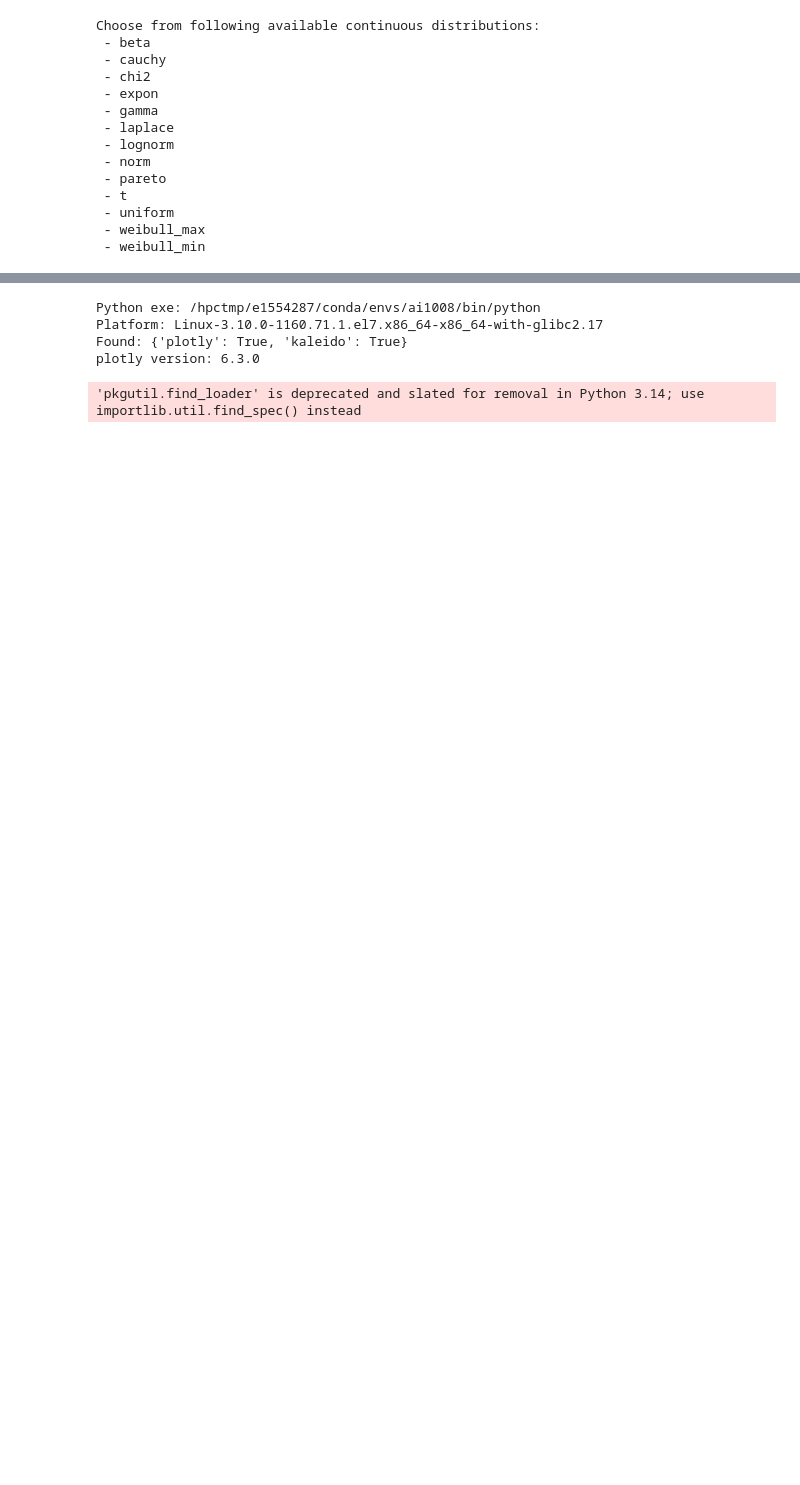
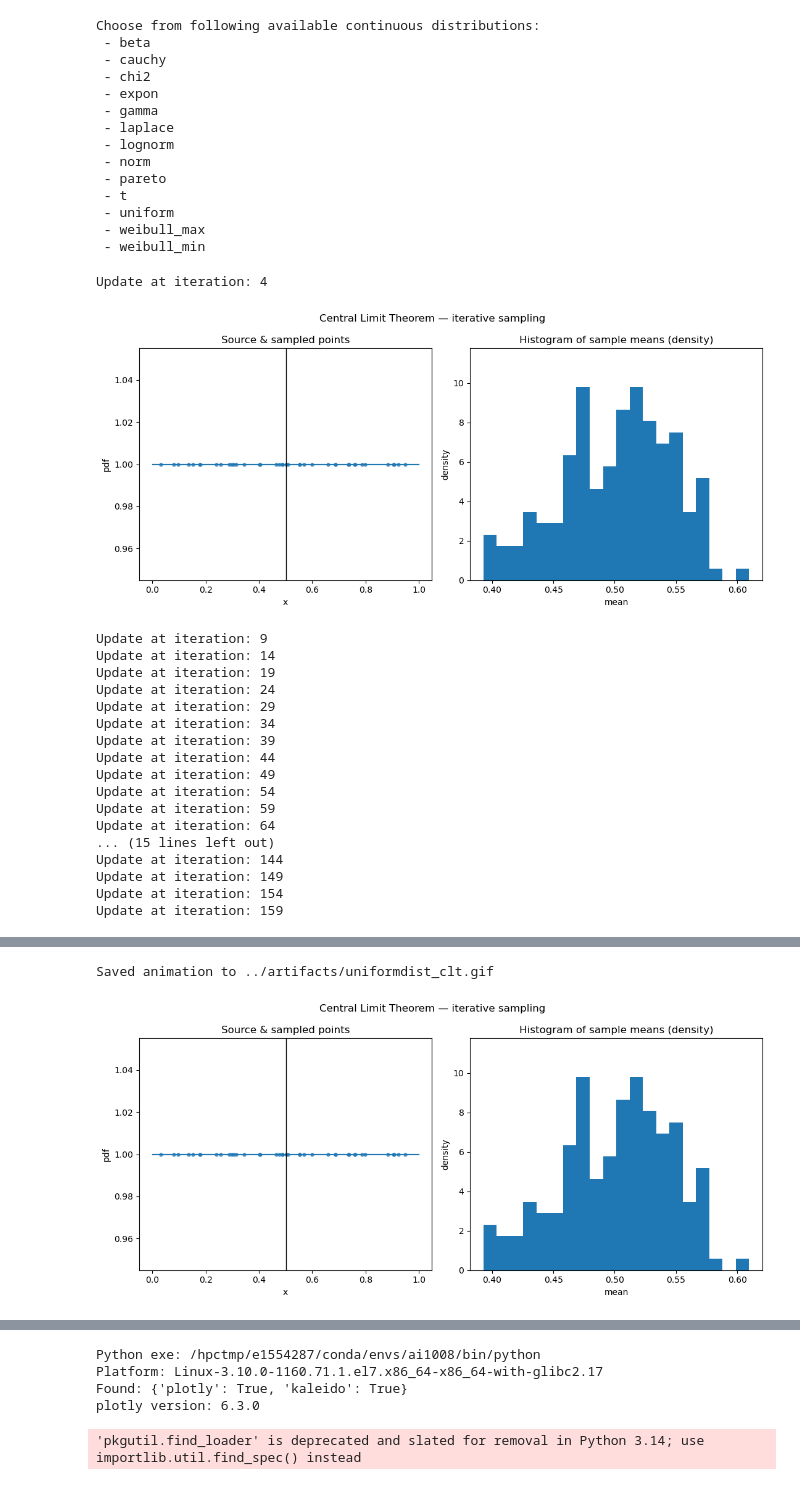
Before and after one commit to samarthsoni17/ideal-ML-train, a Jupyter notebook: math-illustrations/CentralLimitTheorem.ipynb, the cells around one changed output, grey strips where cells are left out. Saved outputs shown, nothing was run; the diff lists cells and outputs as text; code cells hidden in the pictures; blank space fills up the shorter version.

```diff
--- a/math-illustrations/CentralLimitTheorem.ipynb
+++ b/math-illustrations/CentralLimitTheorem.ipynb
@@ -269,25 +266,0 @@ def _return_normal_pdf(mu: float, sigma: float, xgrid: np.ndarray, scale: float
-# %%
-distribution_name: str = "norm"
-x1: int = 40
-x2: int = 160
-dist_params: Optional[Dict[str, float]] = None
-capture_gif_path: str | None = "../artifacts/clt.gif"
-bins: int = 20
-pause_s: float = 0.1
-random_state: Optional[int] = None
-poly_degree: int = 4
-show_every: int = 5  # display the matplotlib figure every k iterations (<=0 to disable)
-# %%
-if x1 <= 0 or x2 <= 0:
-    raise ValueError("x1 and x2 must be positive integers.")
-dist_obj = _resolve_dist(distribution_name) #get the scipy distribution object
-params = _default_params_for(distribution_name) #get default params
-if dist_params:
-    params.update(dist_params)  # override defaults with user-specified if available
-random_state=645
-rng = np.random.default_rng(random_state)
-
-# Prepare continuous PDF grid
-lo, hi = _dist_range(dist_obj, params)
-xgrid_pdf = np.linspace(lo, hi, 600) #600 evenly spaced values between lo and hi (the range of the distribution); used as the x-axis for plotting the PDF.
-ygrid_pdf = _pdf_grid(dist_obj, params, xgrid_pdf) #pdf values at each point in xgrid; used as y-values for plotting the PDF
@@ -946,6 +542,26 @@ Choose from following available continuous distributions:
  - weibull_max
  - weibull_min
 # %%
-visualize_clt("uniform", x1=40, x2=50, pause_s=0.3,
+unif_res=visualize_clt("uniform", x1=40, x2=160, pause_s=0.1,
                   dist_params={"loc":0, "scale":1},
-                  capture_gif_path="clt.gif", capture_backend="mpl")
+                  capture_gif_path="../artifacts/uniformdist_clt.gif")
+# %% [output]
+Update at iteration: 4
+[figure, added]
+Update at iteration: 9
+Update at iteration: 14
+Update at iteration: 19
+Update at iteration: 24
+Update at iteration: 29
+Update at iteration: 34
+Update at iteration: 39
+Update at iteration: 44
+Update at iteration: 49
+Update at iteration: 54
+Update at iteration: 59
+Update at iteration: 64
+... (15 lines left out)
+Update at iteration: 144
+Update at iteration: 149
+Update at iteration: 154
+Update at iteration: 159
@@ -951,0 +570,2 @@ visualize_clt("uniform", x1=40, x2=50, pause_s=0.3,
+Saved animation to ../artifacts/uniformdist_clt.gif
+[figure, added]
```
Also changed, not shown: parts of 24 cells of this notebook, 1 other file.
